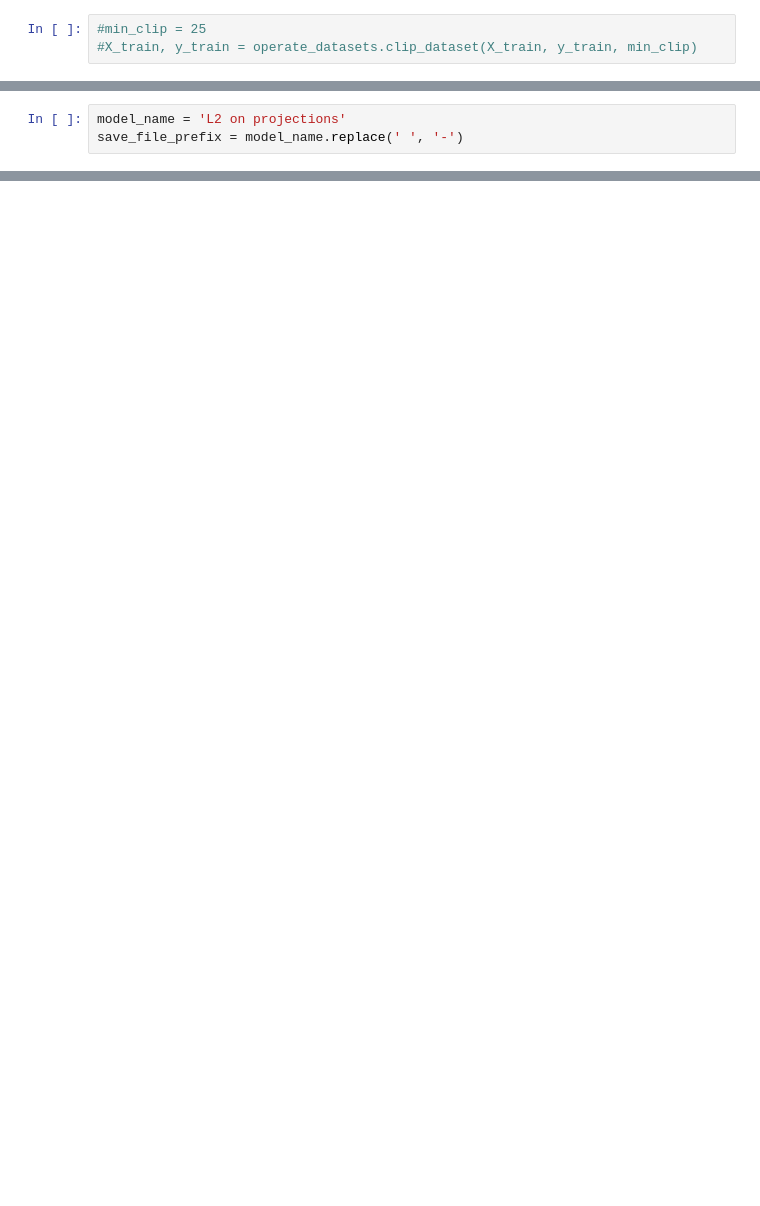
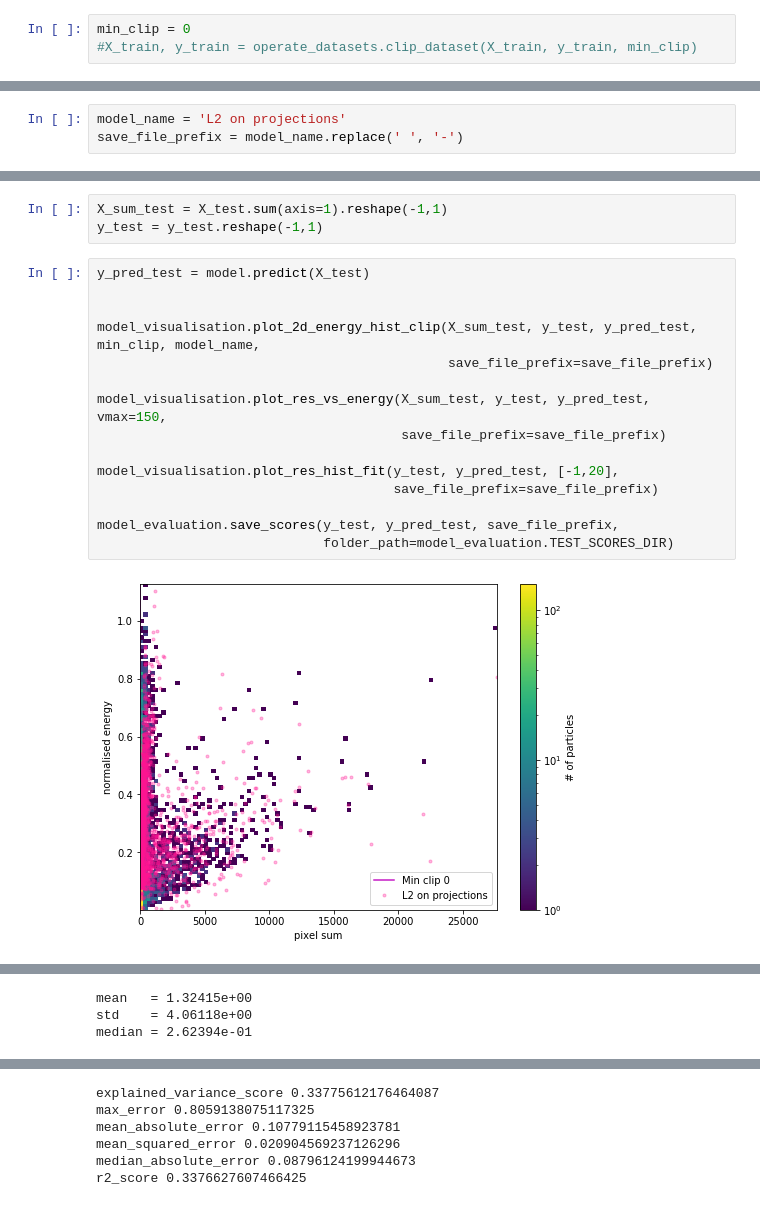
Before and after one commit to pauldebryas/SND_trackers_My_data, a Jupyter notebook: regression_projections.ipynb, the cells around one changed output, grey strips where cells are left out. Drawn from its saved outputs; the diff is of its cells as text; blank space fills up the shorter version.

```diff
--- a/regression_projections.ipynb
+++ b/regression_projections.ipynb
@@ -19,3 +33,3 @@ X_train, y_train, _, _ = operate_datasets.split_dataset(full_X, full_y)
 # %%
-#min_clip = 25
+min_clip = 0
 #X_train, y_train = operate_datasets.clip_dataset(X_train, y_train, min_clip)
@@ -98,0 +111,20 @@ r2_score 0.05068344821067838
+# %%
+X_sum_test = X_test.sum(axis=1).reshape(-1,1)
+y_test = y_test.reshape(-1,1)
+# %%
+y_pred_test = model.predict(X_test)
+
+
+model_visualisation.plot_2d_energy_hist_clip(X_sum_test, y_test, y_pred_test, min_clip, model_name,
+                                             save_file_prefix=save_file_prefix)
+
+model_visualisation.plot_res_vs_energy(X_sum_test, y_test, y_pred_test, vmax=150,
+                                       save_file_prefix=save_file_prefix)
+
+model_visualisation.plot_res_hist_fit(y_test, y_pred_test, [-1,20],
+                                      save_file_prefix=save_file_prefix)
+
+model_evaluation.save_scores(y_test, y_pred_test, save_file_prefix,
+                             folder_path=model_evaluation.TEST_SCORES_DIR)
+# %% [output]
+[figure, added]
@@ -98,0 +132,3 @@ r2_score 0.05068344821067838
+mean   = 1.32415e+00
+std    = 4.06118e+00
+median = 2.62394e-01
@@ -98,0 +136,6 @@ r2_score 0.05068344821067838
+explained_variance_score 0.33775612176464087
+max_error 0.8059138075117325
+mean_absolute_error 0.10779115458923781
+mean_squared_error 0.020904569237126296
+median_absolute_error 0.08796124199944673
+r2_score 0.3376627607466425
```
Also changed, not shown: parts of 14 cells of this notebook, 12 other files.
